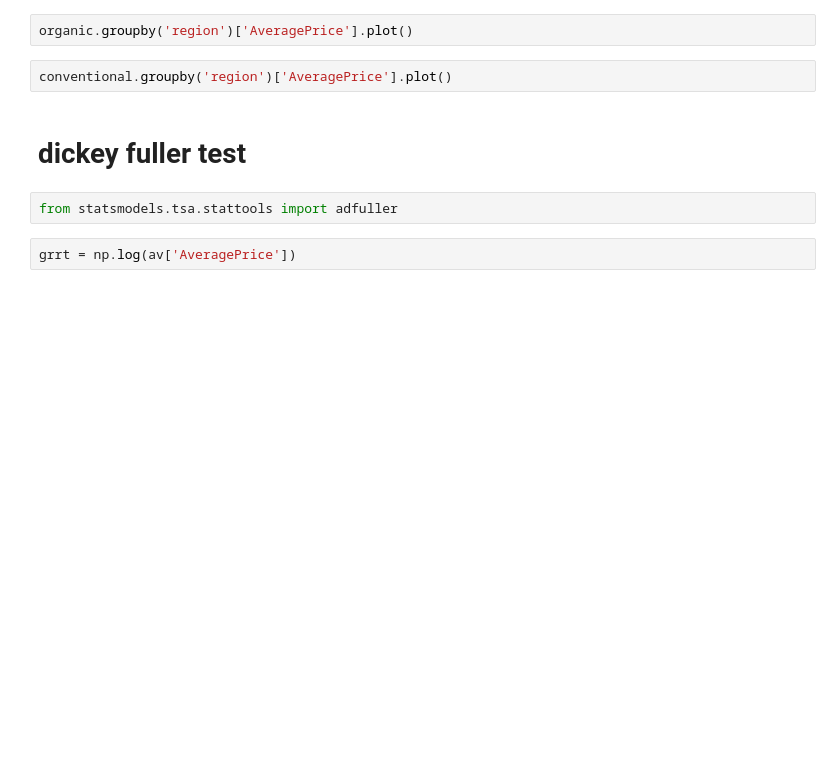
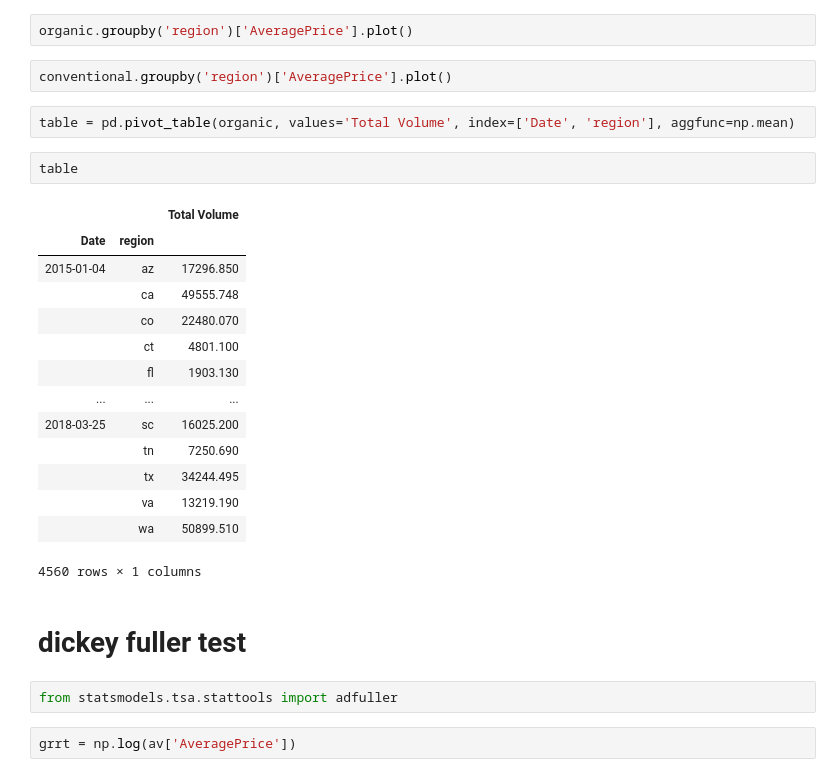
Before and after one commit to rmei97/avocado_prices, a Jupyter notebook: data_exploration.ipynb, the cells around one changed output. Saved outputs shown, nothing was run; the diff lists cells and outputs as text; blank space fills up the shorter version.

Commit message:
created pivot

```diff
--- a/data_exploration.ipynb
+++ b/data_exploration.ipynb
@@ -210,6 +195,25 @@ conventional.head()
 organic.groupby('region')['AveragePrice'].plot()
 # %%
 conventional.groupby('region')['AveragePrice'].plot()
+# %%
+table = pd.pivot_table(organic, values='Total Volume', index=['Date', 'region'], aggfunc=np.mean)
+# %%
+table
+# %% [output]
+|  |  | Total Volume |
+| Date | region |  |
+| 2015-01-04 | az | 17296.850 |
+|  | ca | 49555.748 |
+|  | co | 22480.070 |
+|  | ct | 4801.100 |
+|  | fl | 1903.130 |
+| ... | ... | ... |
+| 2018-03-25 | sc | 16025.200 |
+|  | tn | 7250.690 |
+|  | tx | 34244.495 |
+|  | va | 13219.190 |
+|  | wa | 50899.510 |
+4560 rows × 1 columns
 # %% [markdown]
 # dickey fuller test
 # %%
```
Also changed, not shown: parts of 5 cells of this notebook.
